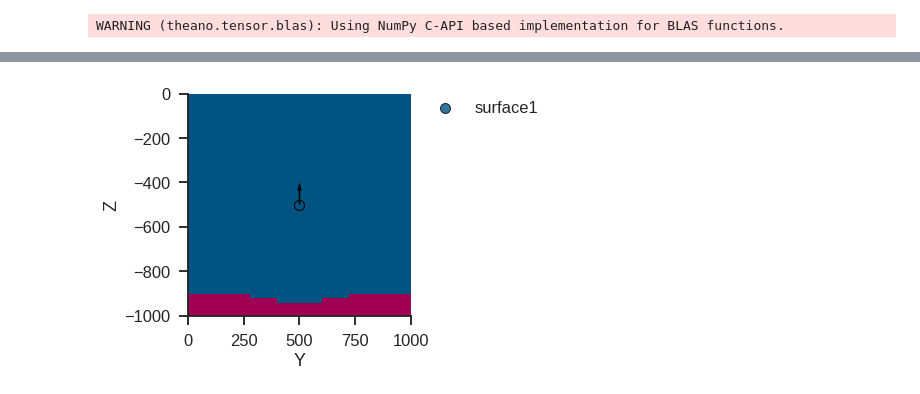
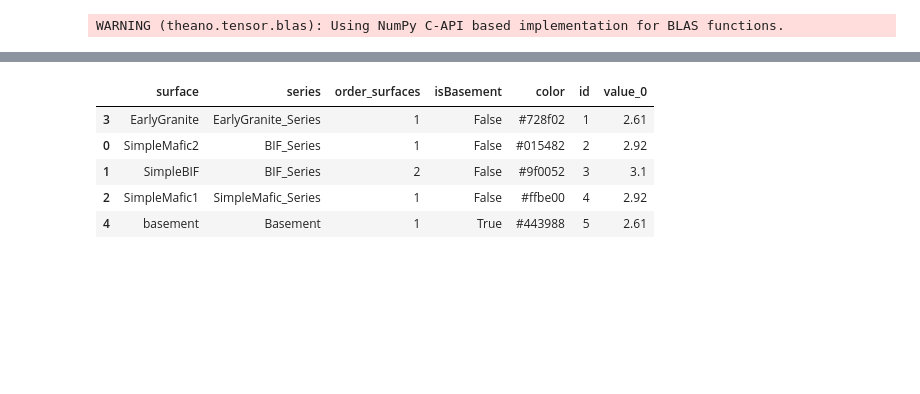
Before and after one commit to gempy-project/gempy, a Jupyter notebook: notebooks/tutorials/ch2-1-Gravity.ipynb, the cells around one changed output, grey strips where cells are left out. Drawn from its saved outputs; the diff is of its cells as text; code cells hidden in the pictures; blank space fills up the shorter version.

```diff
--- a/notebooks/tutorials/ch2-1-Gravity.ipynb
+++ b/notebooks/tutorials/ch2-1-Gravity.ipynb
@@ -162,5 +24,0 @@ geo_model.additional_data.kriging_data
-# %%
-gp.plot.plot_section(geo_model, cell_number=25, block_type=geo_model.solutions.lith_block,
-                         direction='x', plot_data=True)
-# %% [output]
-[figure, removed]
@@ -166,0 +27,9 @@ gp.plot.plot_section(geo_model, cell_number=25, block_type=geo_model.solutions.l
+# %%
+geo_model.surfaces
+# %% [output]
+|  | surface | series | order_surfaces | isBasement | color | id | value_0 |
+| 3 | EarlyGranite | EarlyGranite_Series | 1 | False | #728f02 | 1 | 2.61 |
+| 0 | SimpleMafic2 | BIF_Series | 1 | False | #015482 | 2 | 2.92 |
+| 1 | SimpleBIF | BIF_Series | 2 | False | #9f0052 | 3 | 3.1 |
+| 2 | SimpleMafic1 | SimpleMafic_Series | 1 | False | #ffbe00 | 4 | 2.92 |
+| 4 | basement | Basement | 1 | True | #443988 | 5 | 2.61 |
```
Also changed, not shown: parts of 35 cells of this notebook, 10 other files.
